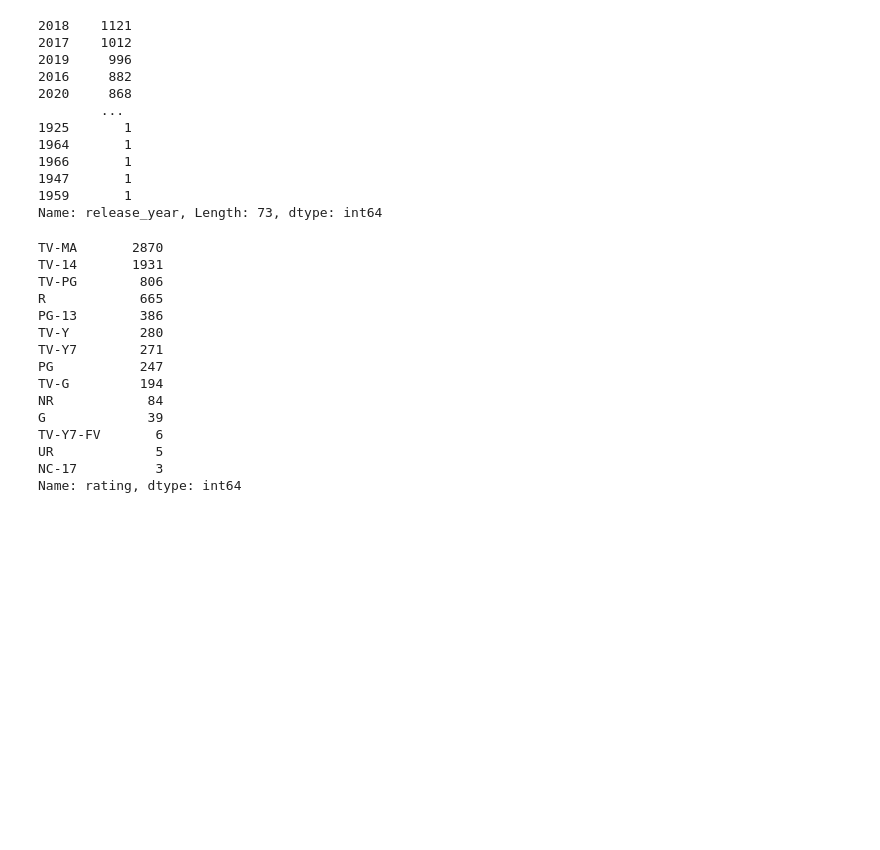
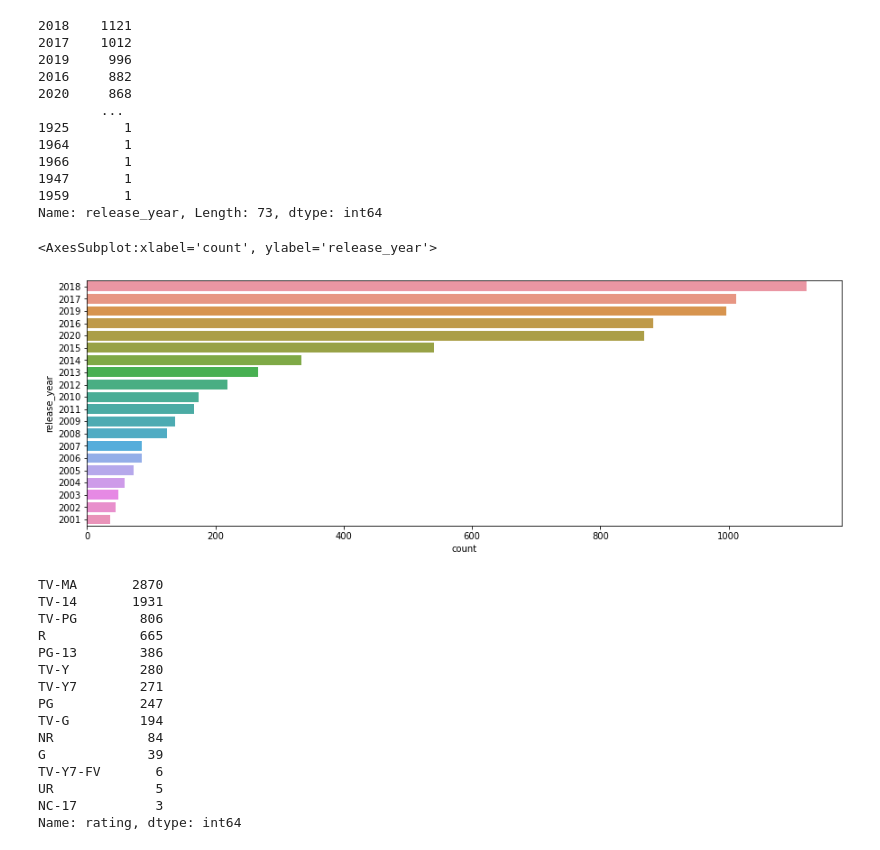
Before and after one commit to ashisaxena710/Netflix_Movies_and_TV_Shows_Clustering, a Jupyter notebook: Ashi_Individual_Colab_Netflix.ipynb, the cells around one changed output. Saved outputs shown, nothing was run; the diff lists cells and outputs as text; code cells hidden in the pictures; blank space fills up the shorter version.

```diff
--- a/Ashi_Individual_Colab_Netflix.ipynb
+++ b/Ashi_Individual_Colab_Netflix.ipynb
@@ -207,6 +228,13 @@ df['release_year'].value_counts()
 1947       1
 1959       1
 Name: release_year, Length: 73, dtype: int64
+# %%
+#Analysing how many movies released per year in last 20 years
+plt.figure(figsize=(15,5))
+sns.countplot(y=df['release_year'],data=df,order=df['release_year'].value_counts().index[0:20])
+# %% [output]
+<AxesSubplot:xlabel='count', ylabel='release_year'>
+[figure, added]
 # %%
 # rating
 df['rating'].value_counts()
```
Also changed, not shown: parts of 8 cells of this notebook.
